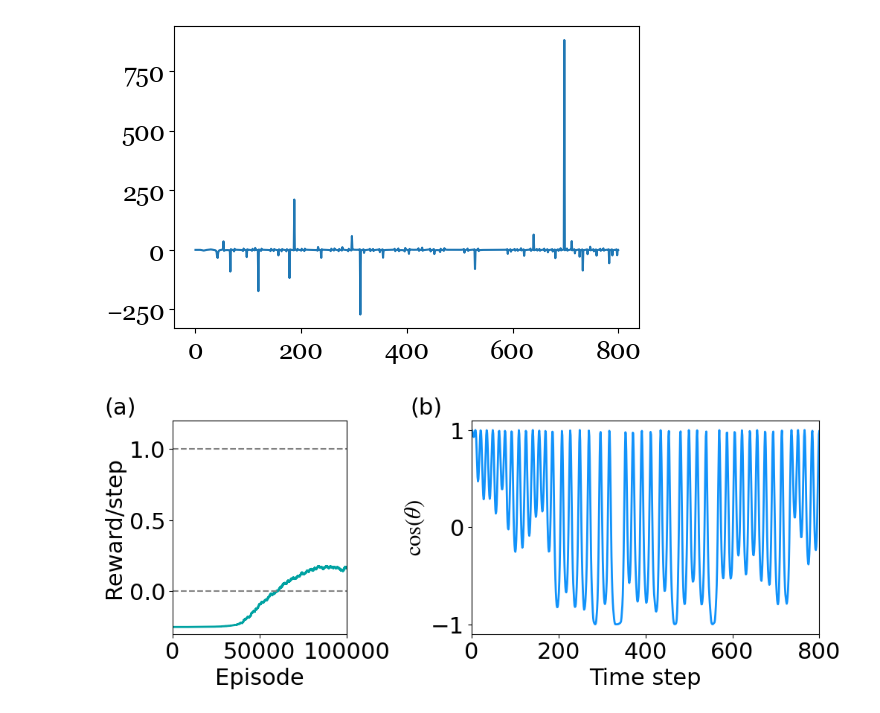
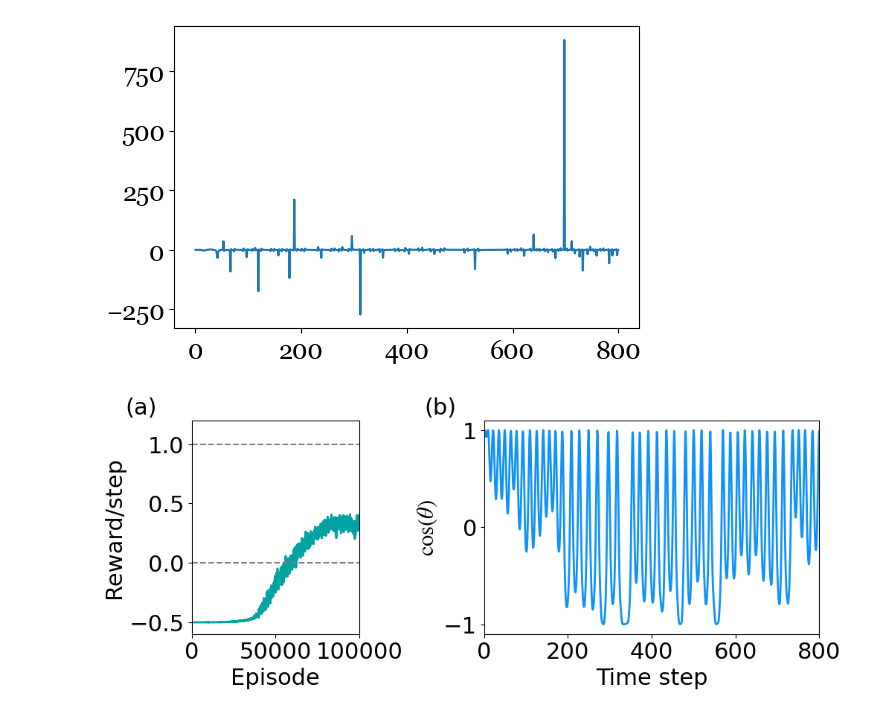
Before and after one commit to ss555/cart_pole, a Jupyter notebook: q_learning/plot_paper_qlearning.ipynb, the cells around one changed output. Saved outputs shown, nothing was run; the diff lists cells and outputs as text; code cells hidden in the pictures.

Commit message:
update qlearning plot

```diff
--- a/q_learning/plot_paper_qlearning.ipynb
+++ b/q_learning/plot_paper_qlearning.ipynb
@@ -174,31 +174,31 @@ df2 = pd.read_csv('/home/robotfish/Project/cart_pole/q_learning/1026_172009/resu
 # %%
 from matplotlib import rcParams
 rcParams['font.family'] = "serif"
 rcParams['font.serif'] = 'Georgia'
 rcParams['font.size'] = 20
 rcParams['mathtext.fontset'] = 'stix'
 rcParams["figure.dpi"] = 100
 rcParams['font.size'] = 22
 fig, (ax, ax1) = plt.subplots(1,2, figsize=(10, 4), gridspec_kw = {'width_ratios':[1, 2]}, tight_layout=False,  constrained_layout=True)
 x = df.index
-y_tmp = df.reward.rolling(1000).mean()
-y = y_tmp/1600
+y_tmp = df.reward.rolling(100).mean()
+y = y_tmp/800
 ax.plot(x, y, c=colors[0], label="", lw=2)
 ax.set_ylabel(r'Reward/step')
 ax.set_xlabel(r'Episode')
 ax.set_xlim(0, 100000)
 ax.ticklabel_format(axis="x", style="plain", scilimits=(0,0))
-ax.set_ylim(-0.3, 1.2)
+ax.set_ylim(-0.6, 1.2)
 ax.axhline(y=0, linestyle='--', color='gray')
 ax.axhline(y=1, linestyle='--', color='gray')
 x1 = df2.index
 y1 = df2.costheta
 ax1.plot(x1, y1, c=colors[4], label="", lw=2)
 ax1.set_ylabel(r'$\cos(\theta)$')
 ax1.set_xlabel(r'Time step')
 ax1.set_xlim(0, 800)
 ax.set_title(r'(a)', fontsize=22, position=(-0.3, 0.0))
 ax1.set_title(r'(b)', fontsize=22, position=(-0.13, 0.0))
 plt.savefig('Fig_qlearning_reward_inference.pdf', dpi=300, format='pdf', bbox_inches='tight')
 # %% [output]
-[figure, old version]
+[figure, new version]
```
Also changed, not shown: parts of 2 cells of this notebook, 4 other files.
